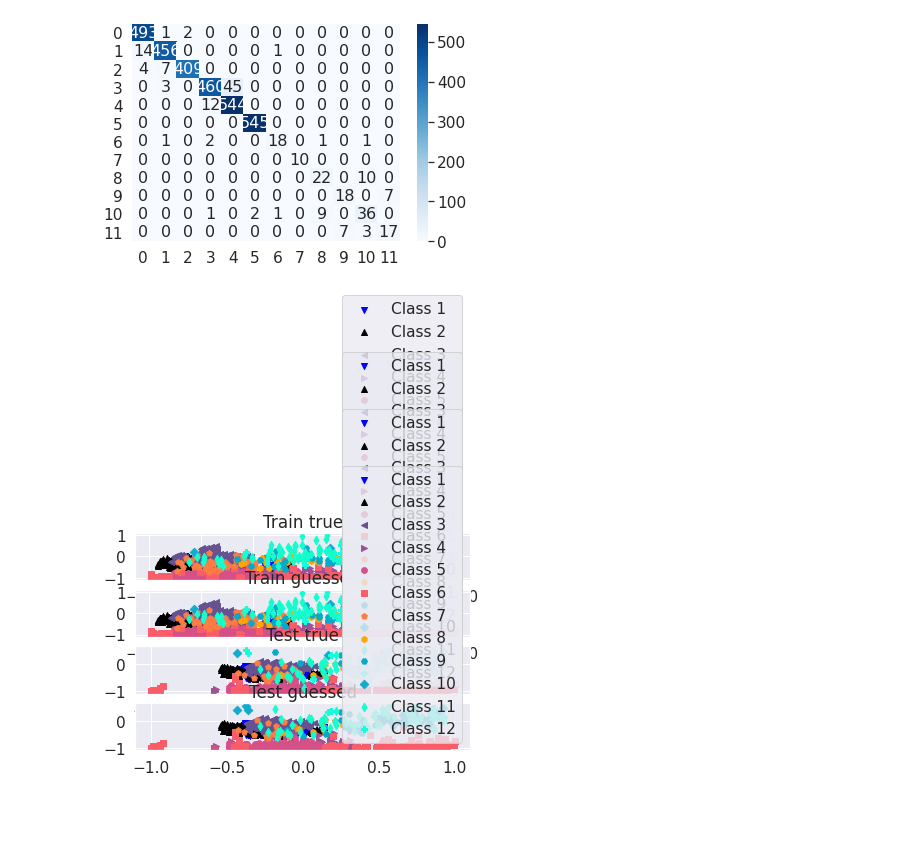
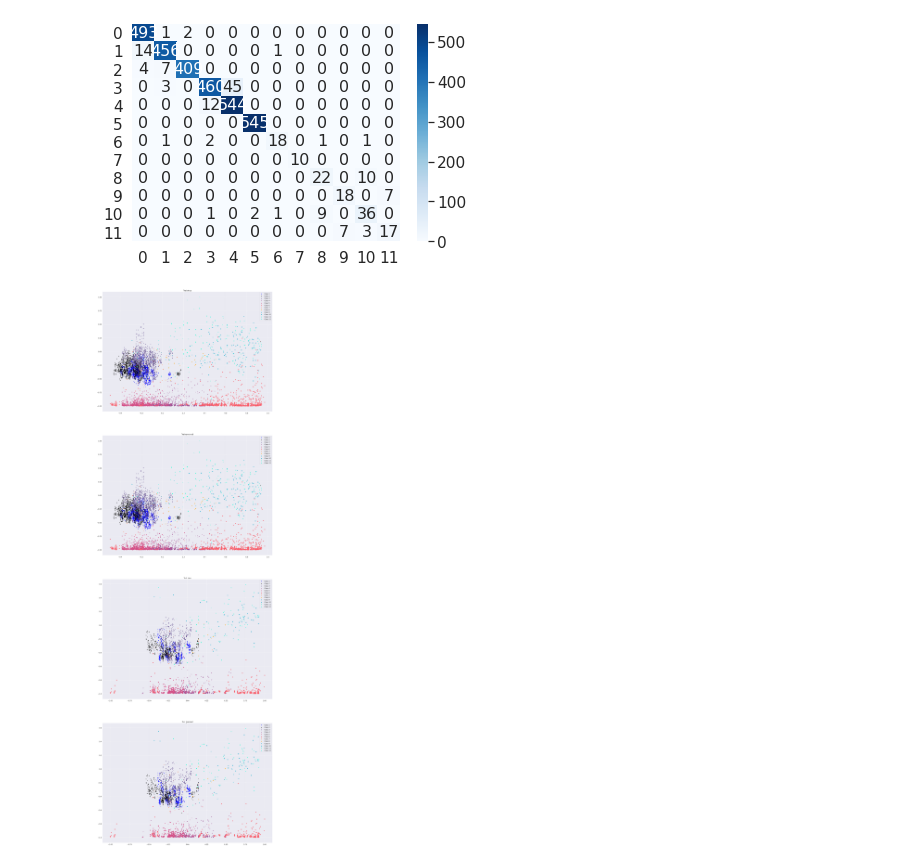
Before and after one commit to JSandomierz/AED_LAB, a Jupyter notebook: starter.ipynb, the cells around one changed output. Cells and saved outputs as stored; diff of their text form; code cells hidden in the pictures; blank space fills up the shorter version.

Commit message:
redraw last chart

```diff
--- a/starter.ipynb
+++ b/starter.ipynb
@@ -352,32 +352,32 @@ col_a, col_b = 50, 200
 data = pd.read_csv(filepath_or_buffer='X_train.txt', header=None, sep=' ')
 true_answers = pd.read_csv(filepath_or_buffer='y_train.txt', header=None, sep=' ')
 data['class'] = true_answers
 
 print_result_by_col(ax1, col_a, col_b, data)
 ax1.set_title('Train true')
 
 #train guessed
 
 data['class'] = predictions['svm++']
 
 print_result_by_col(ax2, col_a, col_b, data)
 ax2.set_title('Train guessed')
 
 #test true
 data = pd.read_csv(filepath_or_buffer='X_test.txt', header=None, sep=' ')
 true_answers = pd.read_csv(filepath_or_buffer='y_test.txt', header=None, sep=' ')
 data['class'] = true_answers
 
 print_result_by_col(ax3, col_a, col_b, data)
 ax3.set_title('Test true')
 
 #test guessed
 data['class'] = predictions_test['svm++']
 
 print_result_by_col(ax4, col_a, col_b, data)
 ax4.set_title('Test guessed')
 
-#plt.rcParams["figure.figsize"]=20,80
+plt.rcParams["figure.figsize"]=30,100
 plt.show()
 # %% [output]
-[figure, old version]
+[figure, new version]
```
